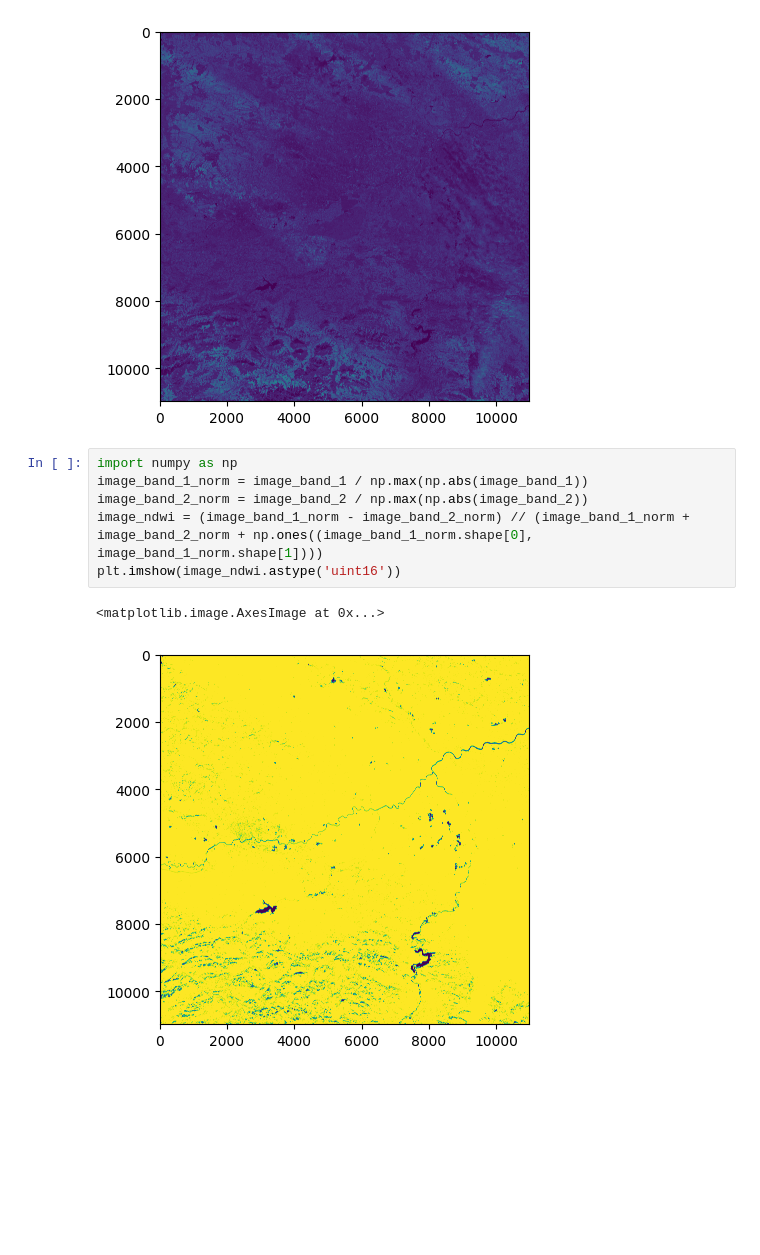
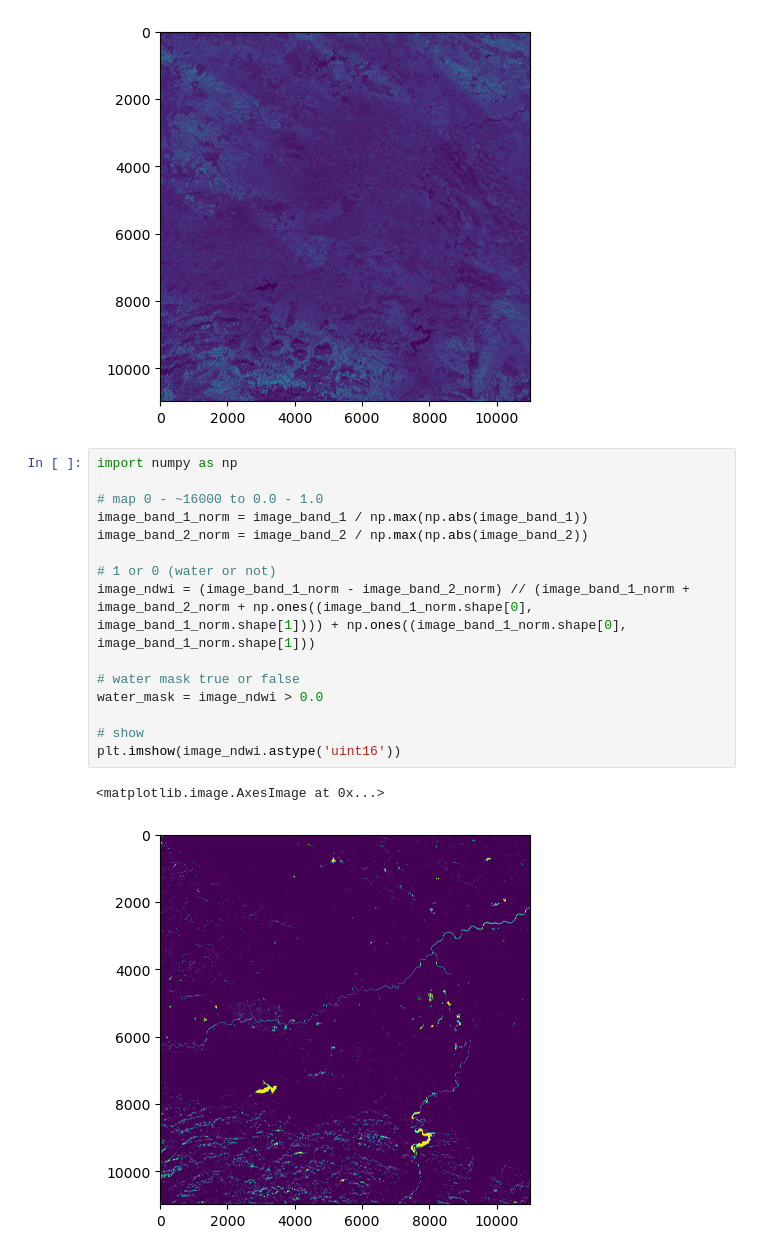
Before and after one commit to rafalgrm/senti-water, a Jupyter notebook: download_bbox.ipynb, the cells around one changed output. Drawn from its saved outputs; the diff is of its cells as text; blank space fills up the shorter version.

```diff
--- a/download_bbox.ipynb
+++ b/download_bbox.ipynb
@@ -62,10 +70,19 @@ plt.imshow(image_band_2)
 [figure]
 # %%
 import numpy as np
+
+# map 0 - ~16000 to 0.0 - 1.0
 image_band_1_norm = image_band_1 / np.max(np.abs(image_band_1))
 image_band_2_norm = image_band_2 / np.max(np.abs(image_band_2))
-image_ndwi = (image_band_1_norm - image_band_2_norm) // (image_band_1_norm + image_band_2_norm + np.ones((image_band_1_norm.shape[0], image_band_1_norm.shape[1])))
+
+# 1 or 0 (water or not)
+image_ndwi = (image_band_1_norm - image_band_2_norm) // (image_band_1_norm + image_band_2_norm + np.ones((image_band_1_norm.shape[0], image_band_1_norm.shape[1]))) + np.ones((image_band_1_norm.shape[0], image_band_1_norm.shape[1]))
+
+# water mask true or false
+water_mask = image_ndwi > 0.0
+
+# show
 plt.imshow(image_ndwi.astype('uint16'))
 # %% [output]
 <matplotlib.image.AxesImage at 0x...>
-[figure, old version]
+[figure, new version]
```
Also changed, not shown: parts of 6 cells of this notebook, 2 other files.
